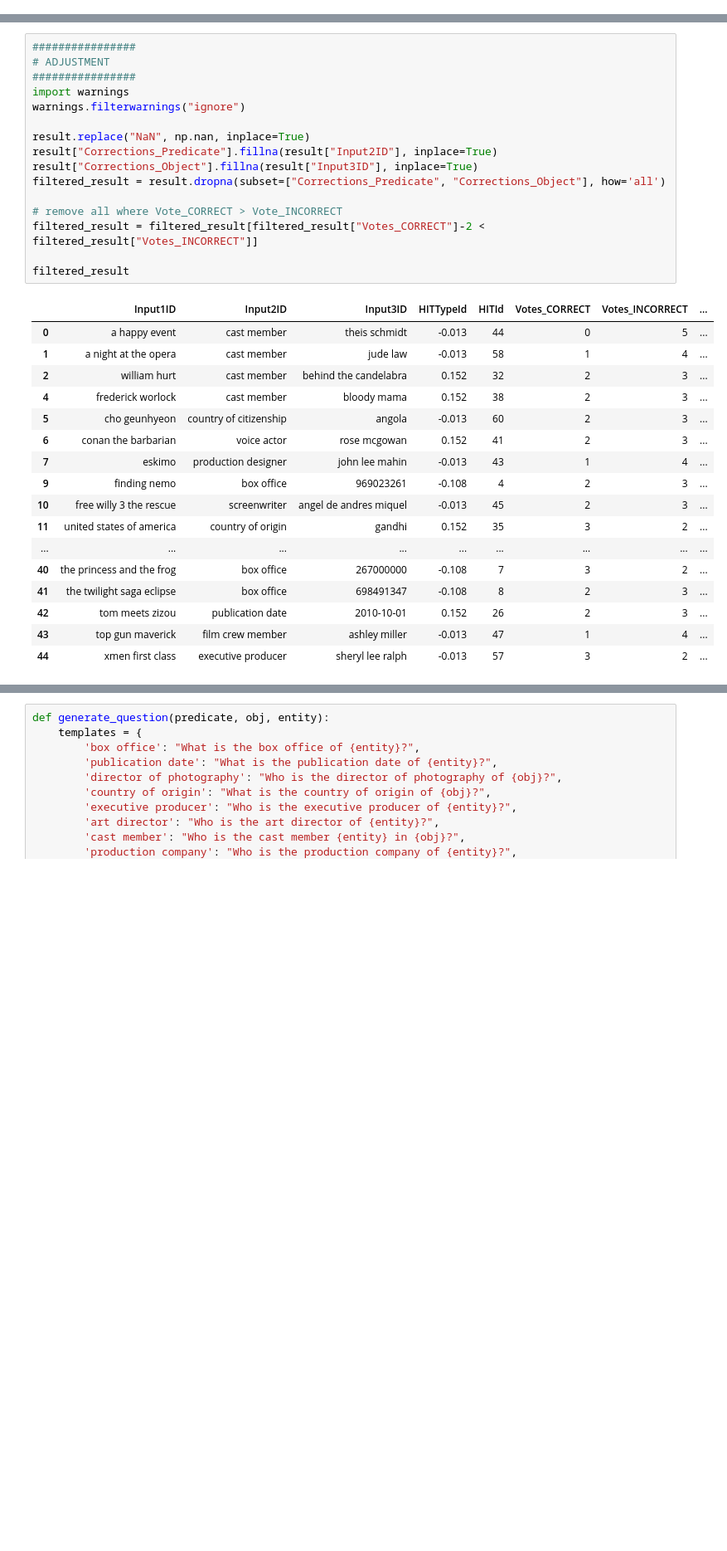
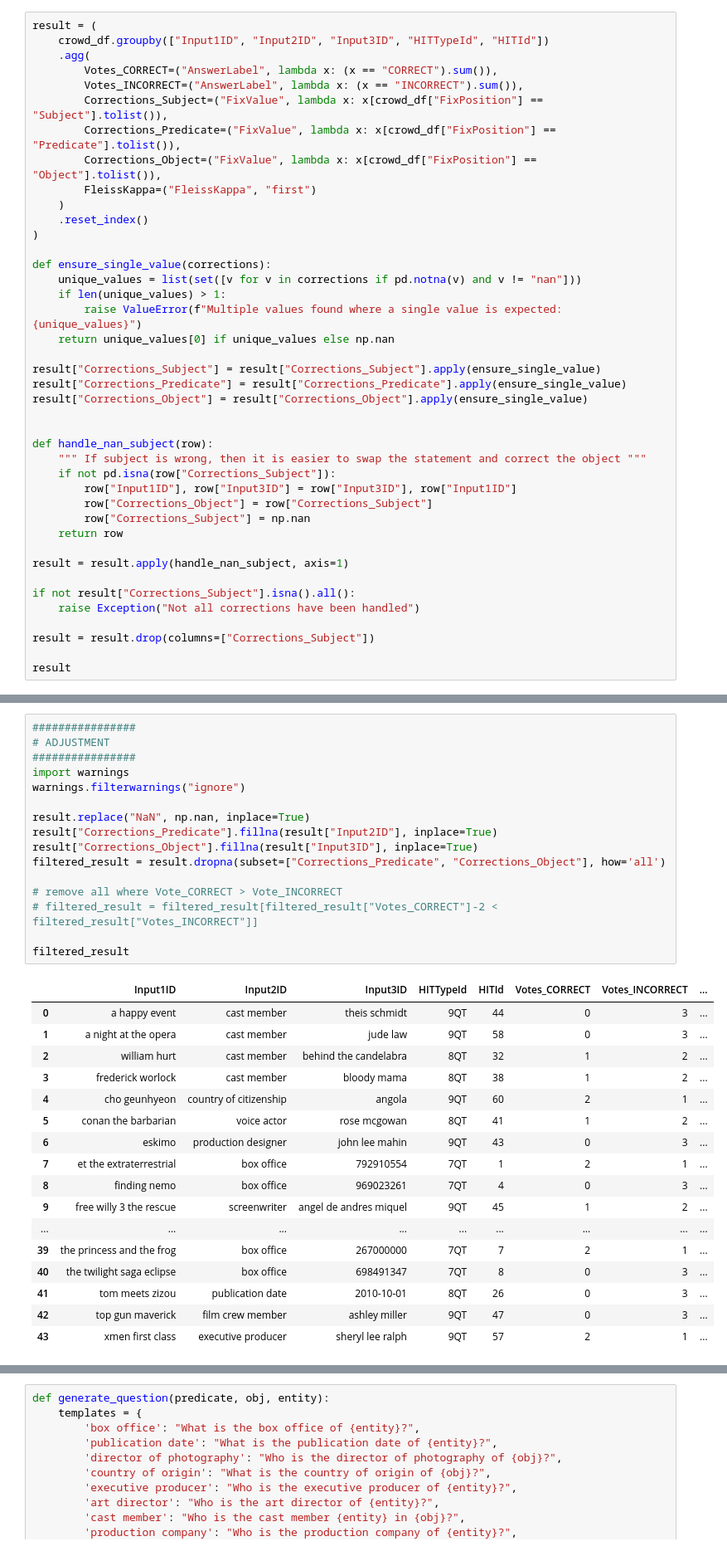
Before and after one commit to random9nessss/HS-24-Advanced-Topics-in-Artificial-Intelligence, a Jupyter notebook: development/crowdsourcer_kev.ipynb, the cells around one changed output, grey strips where cells are left out. Shown at 83% size. Saved outputs shown, nothing was run; the diff lists cells and outputs as text; blank space fills up the shorter version.

Commit message:
refined crowd source

```diff
--- a/development/crowdsourcer_kev.ipynb
+++ b/development/crowdsourcer_kev.ipynb
@@ -250,0 +295,41 @@ result
+# %%
+result = (
+    crowd_df.groupby(["Input1ID", "Input2ID", "Input3ID", "HITTypeId", "HITId"])
+    .agg(
+        Votes_CORRECT=("AnswerLabel", lambda x: (x == "CORRECT").sum()),
+        Votes_INCORRECT=("AnswerLabel", lambda x: (x == "INCORRECT").sum()),
+        Corrections_Subject=("FixValue", lambda x: x[crowd_df["FixPosition"] == "Subject"].tolist()),
+        Corrections_Predicate=("FixValue", lambda x: x[crowd_df["FixPosition"] == "Predicate"].tolist()),
+        Corrections_Object=("FixValue", lambda x: x[crowd_df["FixPosition"] == "Object"].tolist()),
+        FleissKappa=("FleissKappa", "first")
+    )
+    .reset_index()
+)
+
+def ensure_single_value(corrections):
+    unique_values = list(set([v for v in corrections if pd.notna(v) and v != "nan"]))
+    if len(unique_values) > 1:
+        raise ValueError(f"Multiple values found where a single value is expected: {unique_values}")
+    return unique_values[0] if unique_values else np.nan
+
+result["Corrections_Subject"] = result["Corrections_Subject"].apply(ensure_single_value)
+result["Corrections_Predicate"] = result["Corrections_Predicate"].apply(ensure_single_value)
+result["Corrections_Object"] = result["Corrections_Object"].apply(ensure_single_value)
+
+
+def handle_nan_subject(row):
+    """ If subject is wrong, then it is easier to swap the statement and correct the object """
+    if not pd.isna(row["Corrections_Subject"]):
+        row["Input1ID"], row["Input3ID"] = row["Input3ID"], row["Input1ID"]
+        row["Corrections_Object"] = row["Corrections_Subject"]
+        row["Corrections_Subject"] = np.nan
+    return row
+
+result = result.apply(handle_nan_subject, axis=1)
+
+if not result["Corrections_Subject"].isna().all():
+    raise Exception("Not all corrections have been handled")
+
+result = result.drop(columns=["Corrections_Subject"])
+
+result
@@ -251,37 +354,37 @@ result
 # %%
 ################
 # ADJUSTMENT
 ################
 import warnings
 warnings.filterwarnings("ignore")
 
 result.replace("NaN", np.nan, inplace=True)
 result["Corrections_Predicate"].fillna(result["Input2ID"], inplace=True)
 result["Corrections_Object"].fillna(result["Input3ID"], inplace=True)
 filtered_result = result.dropna(subset=["Corrections_Predicate", "Corrections_Object"], how='all')
 
 # remove all where Vote_CORRECT > Vote_INCORRECT
-filtered_result = filtered_result[filtered_result["Votes_CORRECT"]-2 < filtered_result["Votes_INCORRECT"]]
+# filtered_result = filtered_result[filtered_result["Votes_CORRECT"]-2 < filtered_result["Votes_INCORRECT"]]
 
 filtered_result
 # %% [output]
 |  | Input1ID | Input2ID | Input3ID | HITTypeId | HITId | Votes_CORRECT | Votes_INCORRECT | ... |
-| 0 | a happy event | cast member | theis schmidt | -0.013 | 44 | 0 | 5 | ... |
-| 1 | a night at the opera | cast member | jude law | -0.013 | 58 | 1 | 4 | ... |
-| 2 | william hurt | cast member | behind the candelabra | 0.152 | 32 | 2 | 3 | ... |
-| 4 | frederick worlock | cast member | bloody mama | 0.152 | 38 | 2 | 3 | ... |
-| 5 | cho geunhyeon | country of citizenship | angola | -0.013 | 60 | 2 | 3 | ... |
-| 6 | conan the barbarian | voice actor | rose mcgowan | 0.152 | 41 | 2 | 3 | ... |
-| 7 | eskimo | production designer | john lee mahin | -0.013 | 43 | 1 | 4 | ... |
-| 9 | finding nemo | box office | 969023261 | -0.108 | 4 | 2 | 3 | ... |
-| 10 | free willy 3 the rescue | screenwriter | angel de andres miquel | -0.013 | 45 | 2 | 3 | ... |
-| 11 | united states of america | country of origin | gandhi | 0.152 | 35 | 3 | 2 | ... |
+| 0 | a happy event | cast member | theis schmidt | 9QT | 44 | 0 | 3 | ... |
+| 1 | a night at the opera | cast member | jude law | 9QT | 58 | 0 | 3 | ... |
+| 2 | william hurt | cast member | behind the candelabra | 8QT | 32 | 1 | 2 | ... |
+| 3 | frederick worlock | cast member | bloody mama | 8QT | 38 | 1 | 2 | ... |
+| 4 | cho geunhyeon | country of citizenship | angola | 9QT | 60 | 2 | 1 | ... |
+| 5 | conan the barbarian | voice actor | rose mcgowan | 8QT | 41 | 1 | 2 | ... |
+| 6 | eskimo | production designer | john lee mahin | 9QT | 43 | 0 | 3 | ... |
+| 7 | et the extraterrestrial | box office | 792910554 | 7QT | 1 | 2 | 1 | ... |
+| 8 | finding nemo | box office | 969023261 | 7QT | 4 | 0 | 3 | ... |
+| 9 | free willy 3 the rescue | screenwriter | angel de andres miquel | 9QT | 45 | 1 | 2 | ... |
 | ... | ... | ... | ... | ... | ... | ... | ... | ... |
-| 40 | the princess and the frog | box office | 267000000 | -0.108 | 7 | 3 | 2 | ... |
-| 41 | the twilight saga eclipse | box office | 698491347 | -0.108 | 8 | 2 | 3 | ... |
-| 42 | tom meets zizou | publication date | 2010-10-01 | 0.152 | 26 | 2 | 3 | ... |
-| 43 | top gun maverick | film crew member | ashley miller | -0.013 | 47 | 1 | 4 | ... |
-| 44 | xmen first class | executive producer | sheryl lee ralph | -0.013 | 57 | 3 | 2 | ... |
+| 39 | the princess and the frog | box office | 267000000 | 7QT | 7 | 2 | 1 | ... |
+| 40 | the twilight saga eclipse | box office | 698491347 | 7QT | 8 | 0 | 3 | ... |
+| 41 | tom meets zizou | publication date | 2010-10-01 | 8QT | 26 | 0 | 3 | ... |
+| 42 | top gun maverick | film crew member | ashley miller | 9QT | 47 | 0 | 3 | ... |
+| 43 | xmen first class | executive producer | sheryl lee ralph | 9QT | 57 | 2 | 1 | ... |
 # %%
 def normalize_string(s):
     if not isinstance(s, str):
```
Also changed, not shown: parts of 25 cells of this notebook, 2 other files.
